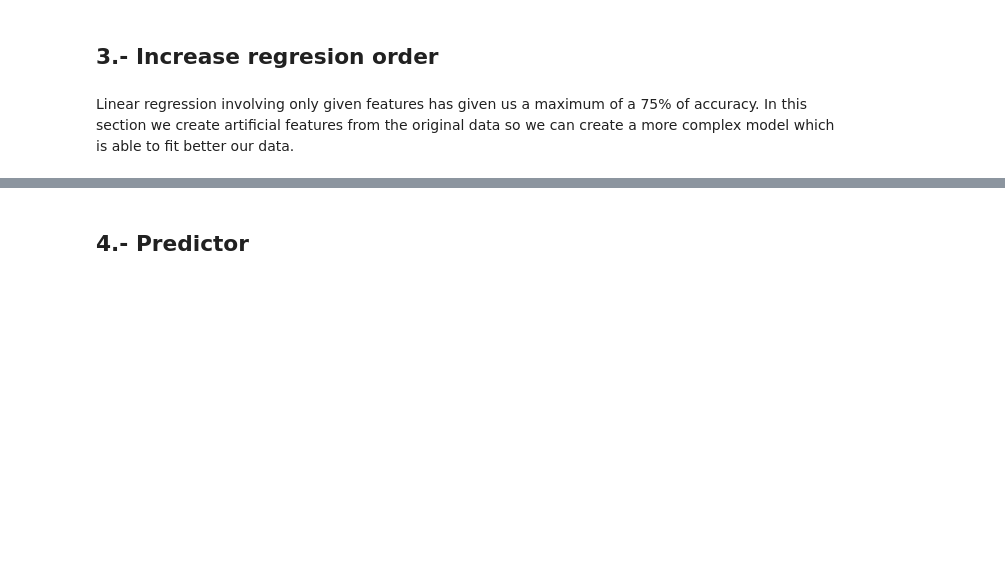
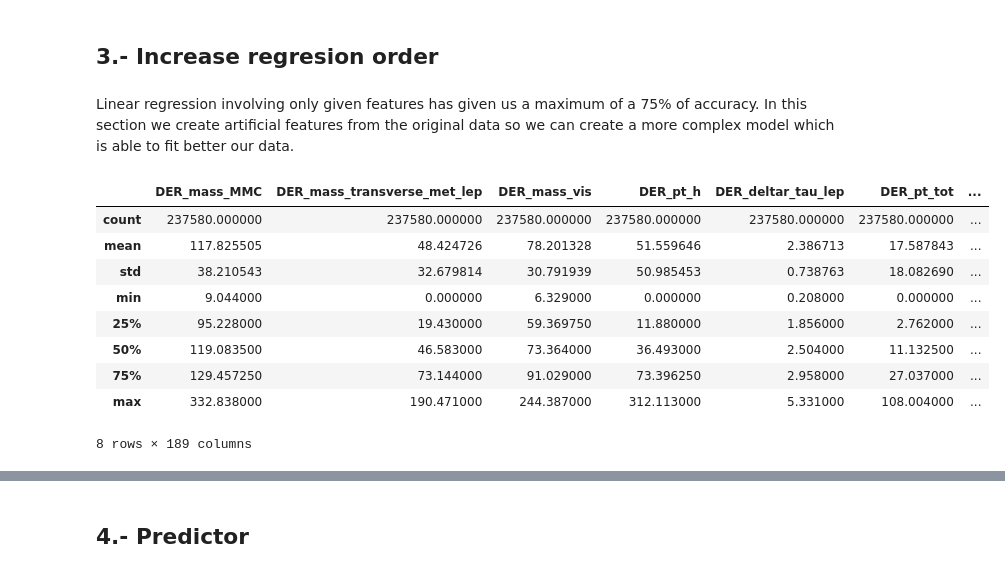
Before and after one commit to frblazquez/LC3, a Jupyter notebook: Project 1/scripts/data_preprocessing.ipynb, the cells around one changed output, grey strips where cells are left out. Saved outputs shown, nothing was run; the diff lists cells and outputs as text; code cells hidden in the pictures; blank space fills up the shorter version.

```diff
--- a/Project 1/scripts/data_preprocessing.ipynb
+++ b/Project 1/scripts/data_preprocessing.ipynb
@@ -323,30 +385,8 @@ df_test_extended  = df_test_MV_cleaned.copy()
 features = list(df_train_extended.columns)[1:]
 # %%
 # This function should generalize the behaviour of the cells below but it needs to be fixed!
-#
-#for i in range(len(features)):
-#    for j in range(i,len(features)):
-#        df_train_extended = df_train_extended.assign(aux=lambda x: (x[features[i]]*x[features[j]]))
+
+for i in range(len(features)):
+    #df_train_extended[str(i)+'_cubo'] = df_train_extended[features[i]]**3
+    for j in range(i,len(features)):
+        df_train_extended[str(i)+'_'+str(j)] = df_train_extended[features[i]]*df_train_extended[features[j]]
-# %%
-df_train_extended = df_train_extended.assign(aux_1_1  =lambda x: (x[features[1]]**2))
-df_train_extended = df_train_extended.assign(aux_2_2  =lambda x: (x[features[2]]**2))
-df_train_extended = df_train_extended.assign(aux_3_3  =lambda x: (x[features[3]]**2))
-df_train_extended = df_train_extended.assign(aux_4_4  =lambda x: (x[features[4]]**2))
-df_train_extended = df_train_extended.assign(aux_5_5  =lambda x: (x[features[5]]**2))
-df_train_extended = df_train_extended.assign(aux_6_6  =lambda x: (x[features[6]]**2))
-df_train_extended = df_train_extended.assign(aux_7_7  =lambda x: (x[features[7]]**2))
-df_train_extended = df_train_extended.assign(aux_8_8  =lambda x: (x[features[8]]**2))
-df_train_extended = df_train_extended.assign(aux_9_9  =lambda x: (x[features[9]]**2))
-df_train_extended = df_train_extended.assign(aux_10_10=lambda x: (x[features[10]]**2))
-df_train_extended = df_train_extended.assign(aux_11_11=lambda x: (x[features[11]]**2))
-df_train_extended = df_train_extended.assign(aux_12_12=lambda x: (x[features[12]]**2))
-df_train_extended = df_train_extended.assign(aux_13_13=lambda x: (x[features[13]]**2))
-df_train_extended = df_train_extended.assign(aux_14_14=lambda x: (x[features[14]]**2))
-df_train_extended = df_train_extended.assign(aux_15_15=lambda x: (x[features[15]]**2))
-df_train_extended = df_train_extended.assign(aux_16_16=lambda x: (x[features[16]]**2))
-df_train_extended = df_train_extended.assign(aux_17_17=lambda x: (x[features[17]]**2))
-df_train_extended = df_train_extended.assign(aux_18_18=lambda x: (x[features[18]]**2))
-df_train_extended = df_train_extended.assign(aux_19_19=lambda x: (x[features[19]]**2))
-df_train_extended = df_train_extended.assign(aux_20_20=lambda x: (x[features[20]]**2))
-df_train_extended = df_train_extended.assign(aux_21_21=lambda x: (x[features[21]]**2))
-df_train_extended = df_train_extended.assign(aux_22_22=lambda x: (x[features[22]]**2))
@@ -375,0 +393,13 @@ df_test_extended = df_test_extended.assign(aux_22_22=lambda x: (x[features[22]]*
+# %%
+df_train_extended.describe()
+# %% [output]
+|  | DER_mass_MMC | DER_mass_transverse_met_lep | DER_mass_vis | DER_pt_h | DER_deltar_tau_lep | DER_pt_tot | ... |
+| count | 237580.000000 | 237580.000000 | 237580.000000 | 237580.000000 | 237580.000000 | 237580.000000 | ... |
+| mean | 117.825505 | 48.424726 | 78.201328 | 51.559646 | 2.386713 | 17.587843 | ... |
+| std | 38.210543 | 32.679814 | 30.791939 | 50.985453 | 0.738763 | 18.082690 | ... |
+| min | 9.044000 | 0.000000 | 6.329000 | 0.000000 | 0.208000 | 0.000000 | ... |
+| 25% | 95.228000 | 19.430000 | 59.369750 | 11.880000 | 1.856000 | 2.762000 | ... |
+| 50% | 119.083500 | 46.583000 | 73.364000 | 36.493000 | 2.504000 | 11.132500 | ... |
+| 75% | 129.457250 | 73.144000 | 91.029000 | 73.396250 | 2.958000 | 27.037000 | ... |
+| max | 332.838000 | 190.471000 | 244.387000 | 312.113000 | 5.331000 | 108.004000 | ... |
+8 rows × 189 columns
```
Also changed, not shown: parts of 21 cells of this notebook.
